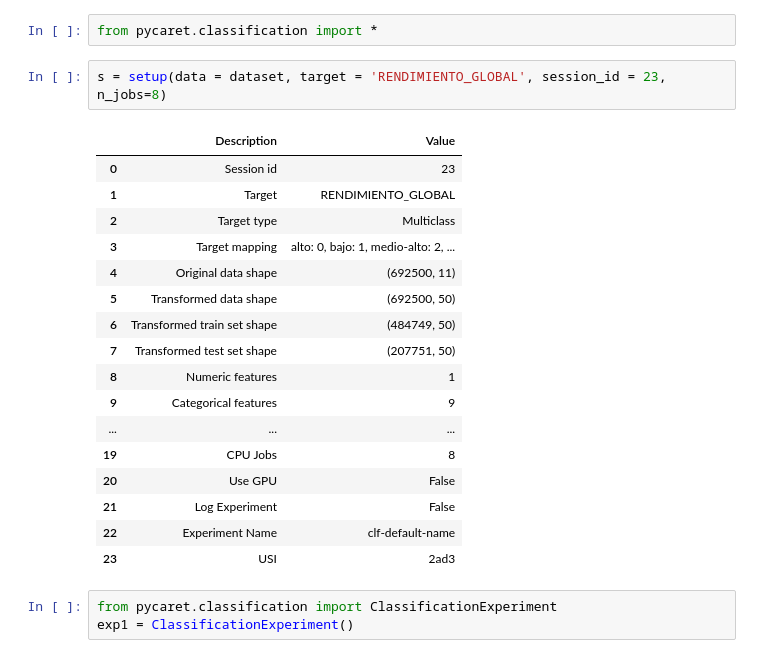
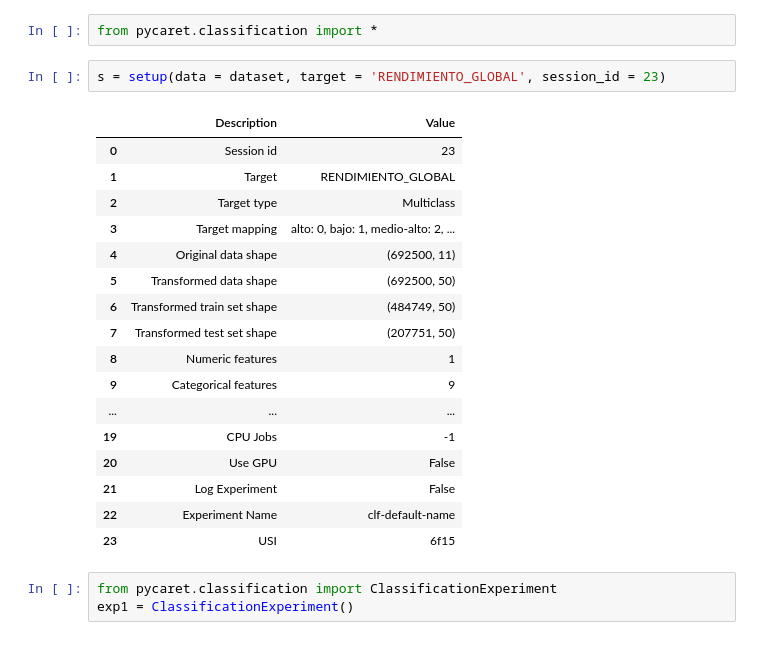
Before and after one commit to Astolfo2332/ICFES_pro_prediction, a Jupyter notebook: Models_quick_analisys.ipynb, the cells around one changed output. Saved outputs shown, nothing was run; the diff lists cells and outputs as text.

```diff
--- a/Models_quick_analisys.ipynb
+++ b/Models_quick_analisys.ipynb
@@ -14,25 +14,25 @@ dataset.head()
 # %%
 from pycaret.classification import *
 # %%
-s = setup(data = dataset, target = 'RENDIMIENTO_GLOBAL', session_id = 23, n_jobs=8)
+s = setup(data = dataset, target = 'RENDIMIENTO_GLOBAL', session_id = 23)
 # %% [output]
 |  | Description | Value |
 | 0 | Session id | 23 |
 | 1 | Target | RENDIMIENTO_GLOBAL |
 | 2 | Target type | Multiclass |
 | 3 | Target mapping | alto: 0, bajo: 1, medio-alto: 2, ... |
 | 4 | Original data shape | (692500, 11) |
 | 5 | Transformed data shape | (692500, 50) |
 | 6 | Transformed train set shape | (484749, 50) |
 | 7 | Transformed test set shape | (207751, 50) |
 | 8 | Numeric features | 1 |
 | 9 | Categorical features | 9 |
 | ... | ... | ... |
-| 19 | CPU Jobs | 8 |
+| 19 | CPU Jobs | -1 |
 | 20 | Use GPU | False |
 | 21 | Log Experiment | False |
 | 22 | Experiment Name | clf-default-name |
-| 23 | USI | 2ad3 |
+| 23 | USI | 6f15 |
 # %%
 from pycaret.classification import ClassificationExperiment
 exp1 = ClassificationExperiment()
```
Also changed, not shown: parts of 7 cells of this notebook.
